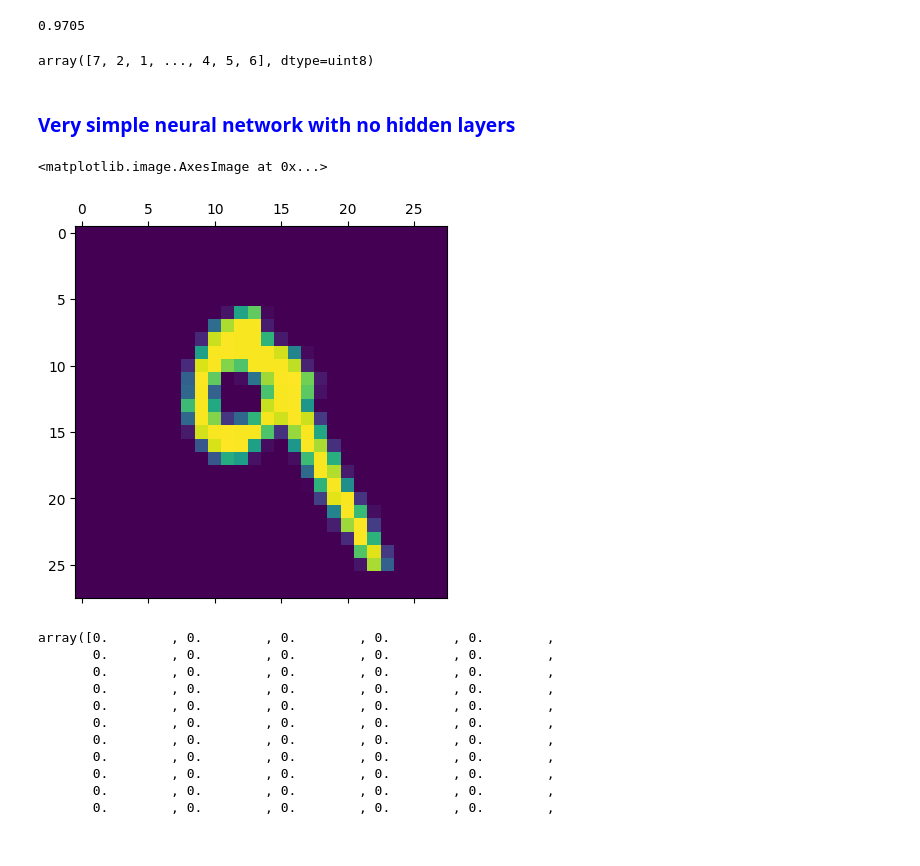
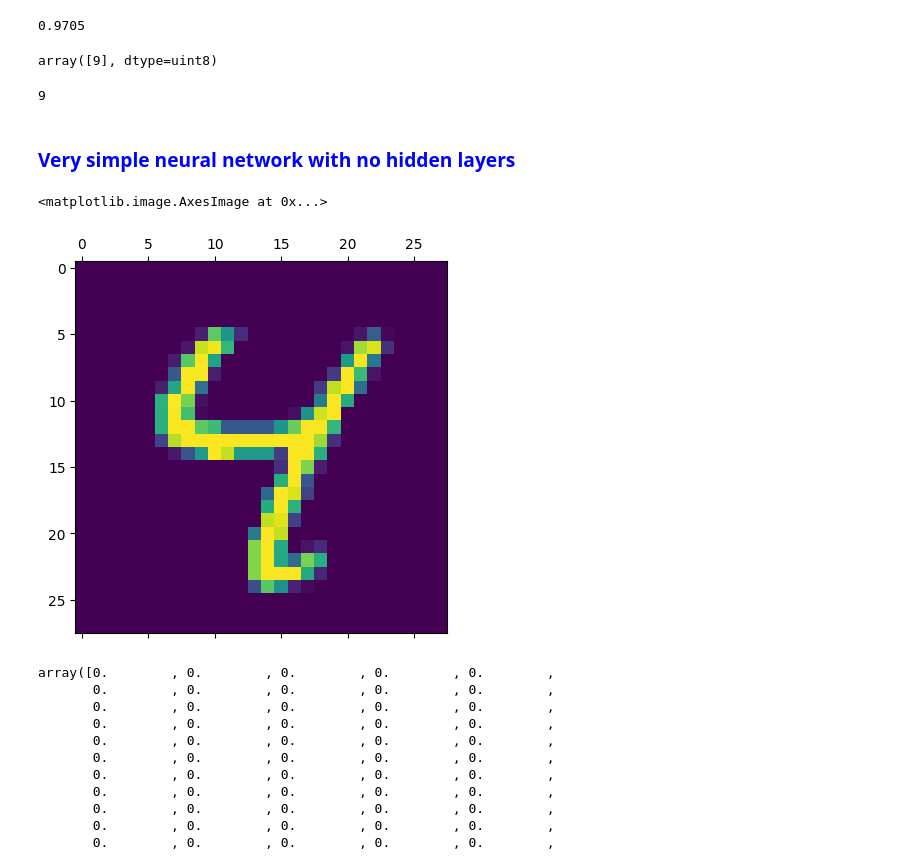
Before and after one commit to jewelnu/KNN_digits_rcognition, a Jupyter notebook: KNN_digit_OCR.ipynb, the cells around one changed output. Drawn from its saved outputs; the diff is of its cells as text; code cells hidden in the pictures.

Commit message:
Test From Hard disk

```diff
--- a/KNN_digit_OCR.ipynb
+++ b/KNN_digit_OCR.ipynb
@@ -124,14 +125,18 @@ KNN.score(X_test_flattened,y_test)
 # %% [output]
 0.9705
 # %%
-KNN.predict(X_test_flattened)
+KNN.predict([X_test_flattened[7]])
 # %% [output]
-array([7, 2, 1, ..., 4, 5, 6], dtype=uint8)
+array([9], dtype=uint8)
+# %%
+y_test[7]
+# %% [output]
+9
 # %% [markdown]
 <h3 style='color:blue'>Very simple neural network with no hidden layers</h3>
 # %%
-plt.matshow(X_test[7])
+plt.matshow(X_test[6])
 # %% [output]
 <matplotlib.image.AxesImage at 0x...>
-[figure, old version]
+[figure, new version]
 # %%
```
Also changed, not shown: parts of 28 cells of this notebook, 2 other files.
